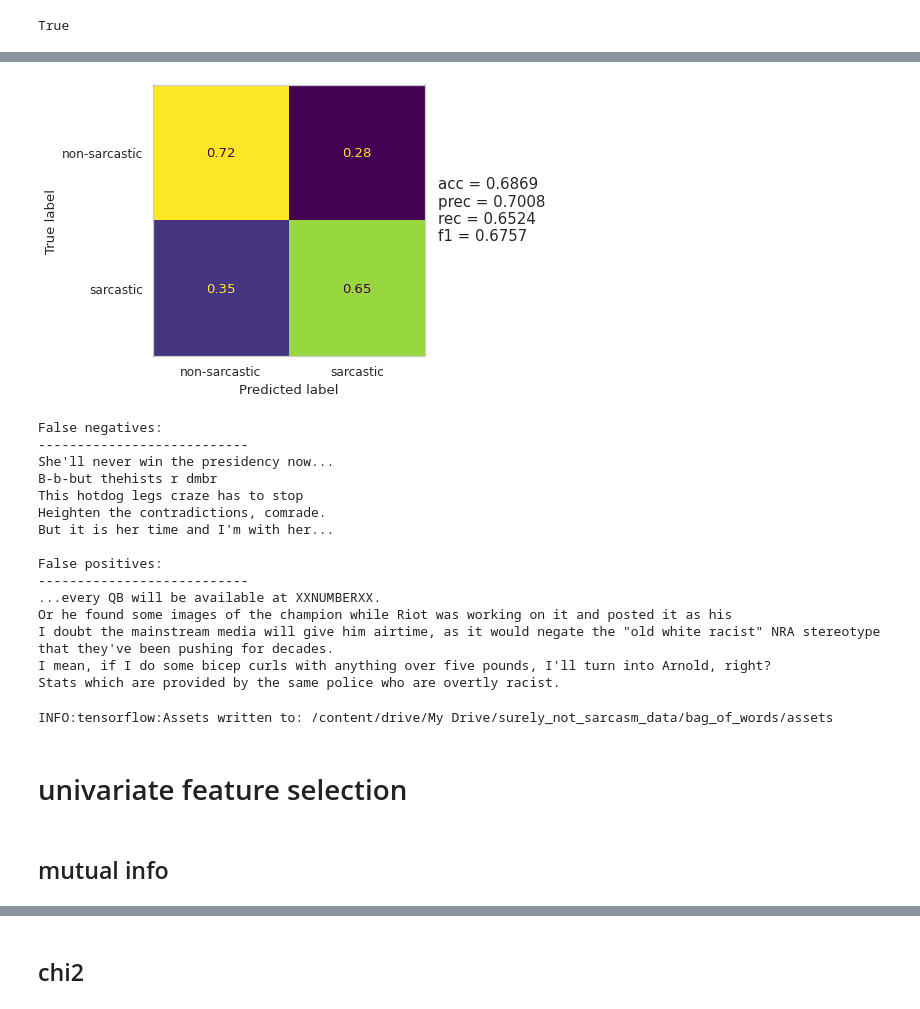
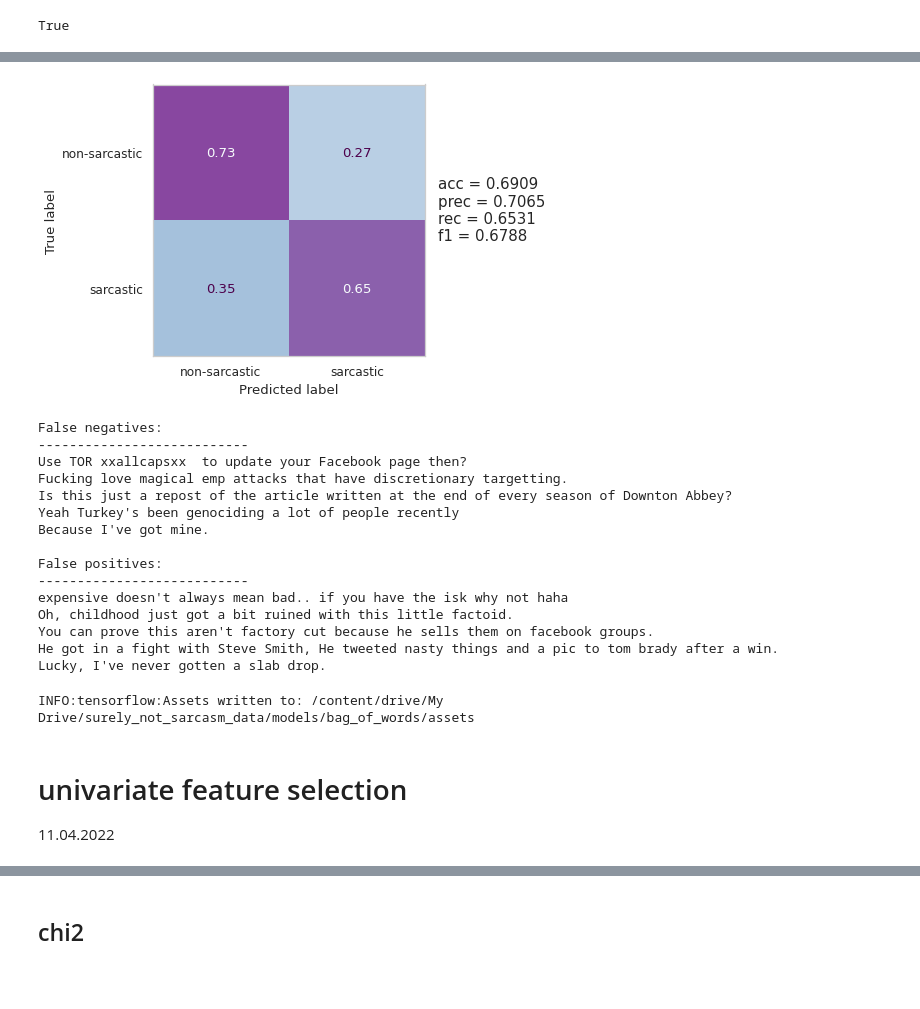
Before and after one commit to kamilabielska/surely_not_sarcasm_repo, a Jupyter notebook: bag_of_words.ipynb, the cells around one changed output, grey strips where cells are left out. Saved outputs shown, nothing was run; the diff lists cells and outputs as text; code cells hidden in the pictures; blank space fills up the shorter version.

```diff
--- a/bag_of_words.ipynb
+++ b/bag_of_words.ipynb
@@ -96,0 +134,2 @@ X_test_vec = count_vectorizer.transform(X_test)
+# %%
+count_vectorizer, vec_data = vectorize_data([X_train['comment'], X_val['comment'], X_test['comment']])
@@ -97,4 +138,4 @@ X_test_vec = count_vectorizer.transform(X_test)
 # %%
 mnb = MultinomialNB()
-mnb.fit(X_train_vec, y_train);
+mnb.fit(vec_data['train'], y_train);
 # %%
@@ -109,3 +145,3 @@ def sparse_tensor(X):
 # %%
-train_dataset = tf.data.Dataset.from_tensor_slices((sparse_tensor(X_train_vec), y_train)).shuffle(100).batch(128)
-val_dataset = tf.data.Dataset.from_tensor_slices((sparse_tensor(X_val_vec), y_val)).batch(128)
+train_dataset = tf.data.Dataset.from_tensor_slices((sparse_tensor(vec_data['train']), y_train)).shuffle(100).batch(128)
+val_dataset = tf.data.Dataset.from_tensor_slices((sparse_tensor(vec_data['val']), y_val)).batch(128)
@@ -138,0 +148,15 @@ Epoch 5/50
+# %%
+model = Sequential([
+    InputLayer(input_shape=(vec_data['train'].shape[1],)),
+    Dense(100, activation='elu', kernel_initializer='he_normal', kernel_regularizer=L1L2(l1=5e-6, l2=5e-6)),
+    BatchNormalization(),
+    Dense(100, activation='elu', kernel_initializer='he_normal', kernel_regularizer=L1L2(l1=5e-6, l2=5e-6)),
+    BatchNormalization(),
+    Dropout(0.5),
+    Dense(1, activation='sigmoid')
+])
+
+es = EarlyStopping(monitor='val_loss', min_delta=1e-5, patience=3, restore_best_weights=True)
+
+model.compile(loss='binary_crossentropy', optimizer='adam', metrics=['accuracy'])
+fit = model.fit(train_dataset, validation_data=val_dataset, epochs=50, callbacks=[es])
@@ -143,30 +186,31 @@ plot_history(fit)
 # %%
-evaluate(model, sparse_tensor(X_val_vec), y_val)
+evaluate(model, sparse_tensor(vec_data['val']), y_val)
 # %% [output]
-[figure, old version]
+[figure, new version]
 # %%
-show_errors(model, X_val, sparse_tensor(X_val_vec), y_val, n=5)
+show_errors(model, X_val['comment'].values, sparse_tensor(vec_data['val']), y_val)
 # %% [output]
 False negatives:
 ---------------------------
-She'll never win the presidency now...
-B-b-but thehists r dmbr
-This hotdog legs craze has to stop
-Heighten the contradictions, comrade.
-But it is her time and I'm with her...
+Use TOR xxallcapsxx  to update your Facebook page then?
+Fucking love magical emp attacks that have discretionary targetting.
+Is this just a repost of the article written at the end of every season of Downton Abbey?
+Yeah Turkey's been genociding a lot of people recently
+Because I've got mine.
 
 False positives:
 ---------------------------
-...every QB will be available at XXNUMBERXX.
-Or he found some images of the champion while Riot was working on it and posted it as his
-I doubt the mainstream media will give him airtime, as it would negate the "old white racist" NRA stereotype that they've been pushing for decades.
-I mean, if I do some bicep curls with anything over five pounds, I'll turn into Arnold, right?
-Stats which are provided by the same police who are overtly racist.
+expensive doesn't always mean bad.. if you have the isk why not haha
+Oh, childhood just got a bit ruined with this little factoid.
+You can prove this aren't factory cut because he sells them on facebook groups.
+He got in a fight with Steve Smith, He tweeted nasty things and a pic to tom brady after a win.
+Lucky, I've never gotten a slab drop.
 # %%
-model.save(root+'bag_of_words')
+model.save(root+'models/bag_of_words')
 # %% [output]
-INFO:tensorflow:Assets written to: /content/drive/My Drive/surely_not_sarcasm_data/bag_of_words/assets
+INFO:tensorflow:Assets written to: /content/drive/My Drive/surely_not_sarcasm_data/models/bag_of_words/assets
 # %% [markdown]
 # univariate feature selection
+11.04.2022
 # %%
 def univariate_fs(scorer, data_filename, scores_filename, k=4000):
@@ -190,5 +234,3 @@ def univariate_fs(scorer, data_filename, scores_filename, k=4000):
     df_scores.to_csv(root+fr'univariate_fs/{scores_filename}.csv', index=False)
 
     return df_scores
-# %% [markdown]
-## mutual info
```
Also changed, not shown: parts of 42 cells of this notebook, 6 other files.
